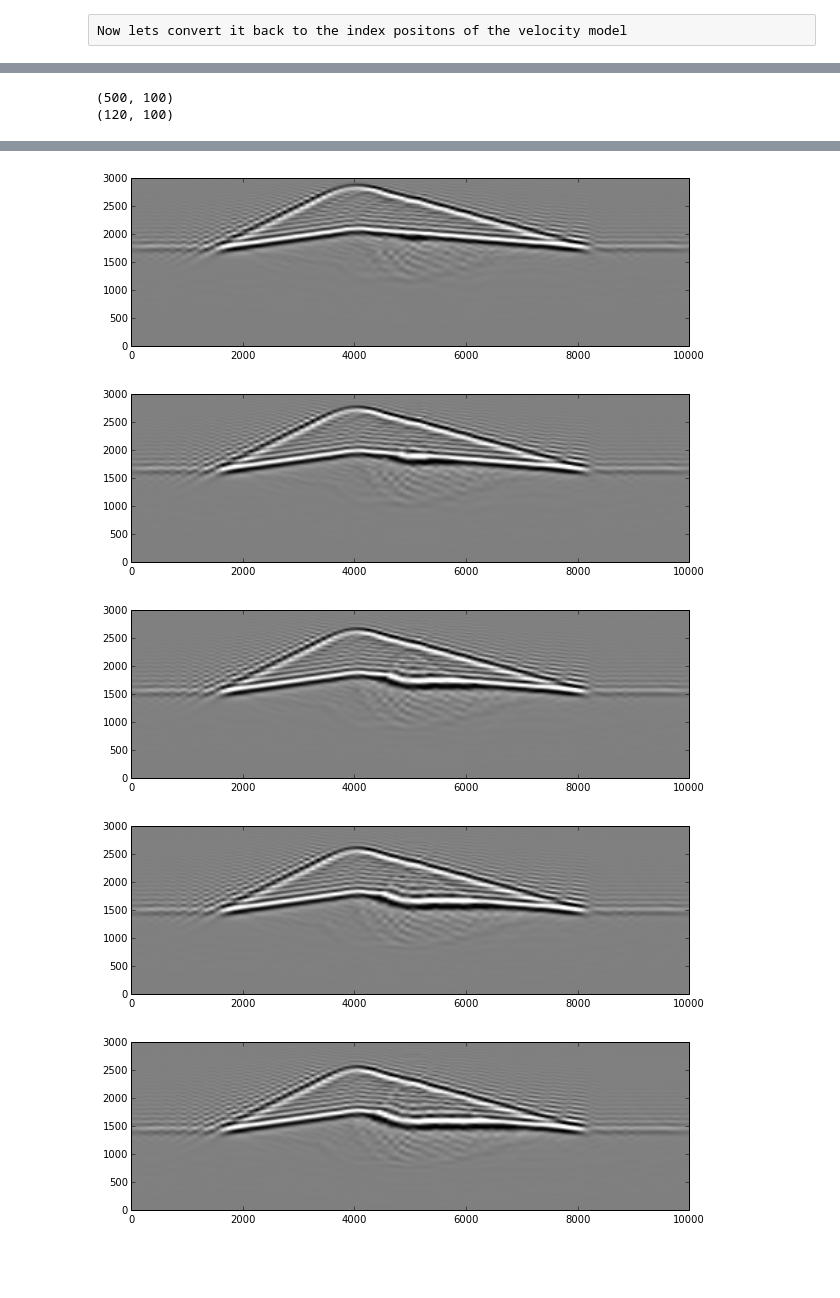
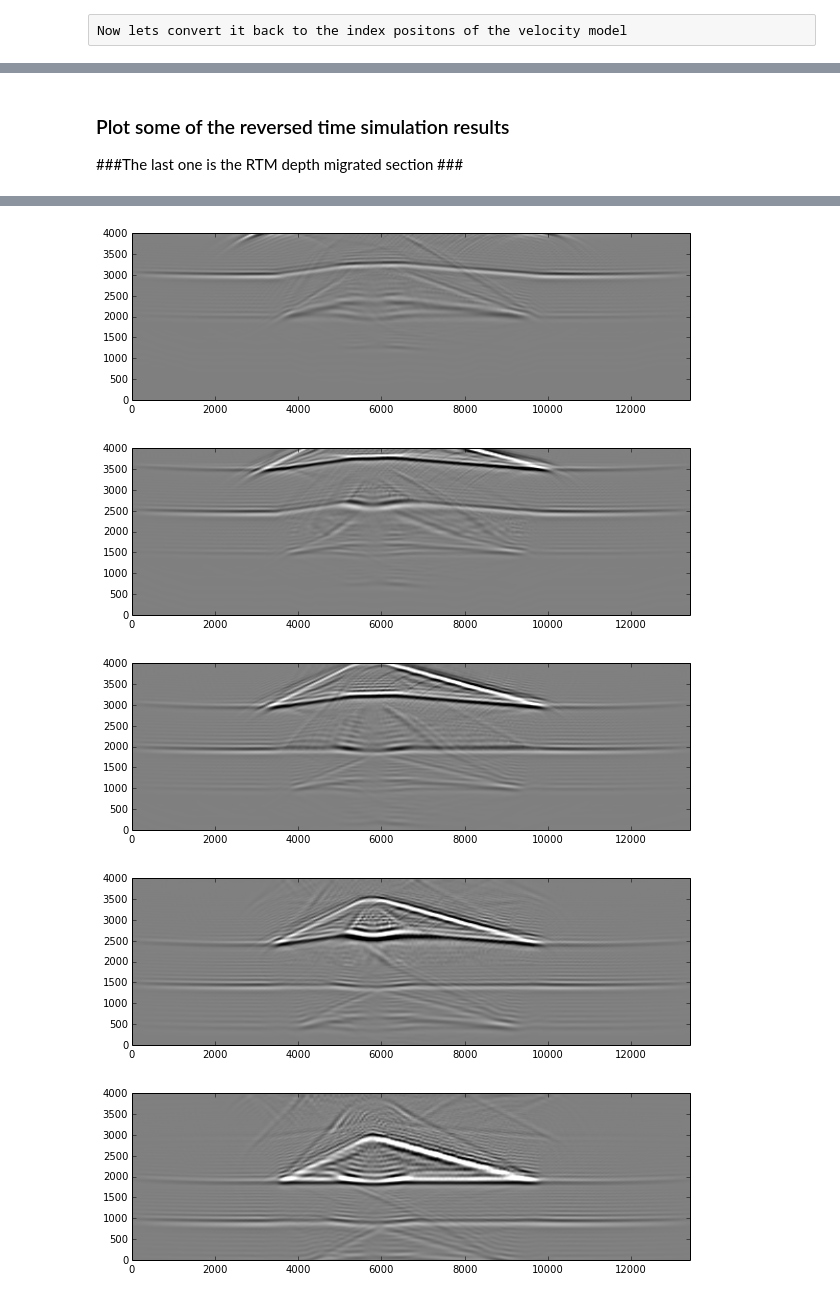
Before and after one commit to eusoubrasileiro/geonumerics, a Jupyter notebook: ipython_notebooks/Fatiando RTM reverse-scalar-test0.ipynb, the cells around one changed output, grey strips where cells are left out. Saved outputs shown, nothing was run; the diff lists cells and outputs as text; code cells hidden in the pictures; blank space fills up the shorter version.

```diff
--- a/ipython_notebooks/Fatiando RTM reverse-scalar-test0.ipynb
+++ b/ipython_notebooks/Fatiando RTM reverse-scalar-test0.ipynb
@@ -74,11 +57,10 @@ from scipy import signal
 #zeroffset = signal.filtfilt(b, a, zeroffset)
 
 fir = signal.firwin(527, 0.25)
-
-for i in xrange(100):
-    zeroffset[:, i] = signal.convolve(zeroffset[:, i], fir, 'same') # first must be the larger array
+for i in xrange(268):
+    cmps_stacked[:, i] = signal.convolve(cmps_stacked[:, i], fir, 'same') # first must be the larger array
 
 figure(figsize=(10,15))
-imshow(zeroffset, aspect=0.12, origin='upper', cmap=mpl.cm.gray_r, vmin=-.1, vmax=.1)
+imshow(cmps_stacked, aspect=0.12, origin='upper', cmap=mpl.cm.gray_r, vmin=-1, vmax=1)
 # %% [output]
 <matplotlib.image.AxesImage at 0x...>
@@ -124,0 +120,8 @@ imshow(vmig, extent=[xcmp[0], xcmp[::-1][0], 0., 25*100])
+# %%
+vmig = data[:, icmps]
+vshape = vmig.shape
+dx = 50. # spacing between cmps
+dz = 25. # still the same from simulation
+area = [0, vshape[1]*dx, 0, vshape[0]*dz]
+print vshape
+imshow(data, extent=area)
@@ -125,11 +136,10 @@ imshow(vmig, extent=[xcmp[0], xcmp[::-1][0], 0., 25*100])
 # %%
-# Basic parameters for zero-offset reverse modeling
-dx = 100. # spacing between ~ pseudo cmps
+dx = 50. # spacing between cmps
 dz = 25. # still the same from simulation
 area = [0, vshape[1]*dx, 0, vshape[0]*dz]
 vmig = vmig/2. # half velocity due zero-offset section aproximation
 # avoiding spatial alias, frequency of source should be smaller than this
 #fc = 23.0
 dt = 0.00435758283082879
-maxit = 500
+maxit = 917
 snapshots = 1 # every 3 iterations plots one
@@ -144,4 +148,7 @@ rtmsimulation = migration.rtmscalar(vmig, area, dt, maxit, zeroffset, snapshot=1
 # %%
+%cd Fatiando
+from fatiando.seismic import migration
+rtmsimulation = migration.rtmscalar(vmig, area, dt, maxit, cmps_stacked, snapshot=1, padding=50)
 import numpy as np
 movie = np.zeros(((maxit/snapshots)+2, vshape[0], vshape[1]))
 i = 0
@@ -156,26 +165,20 @@ progressing .. 39.8% time 0.867
-# %%
-print zeroffset.shape
-print vmig.shape
-# %% [output]
-(500, 100)
-(120, 100)
+# %% [markdown]
+### Plot some of the reversed time simulation results ###
+
+###The last one is the RTM depth migrated section ###
 # %%
 # there is no need for that much of depth
 
 def pstep(iter):
     figure(figsize=(10,15))
     tmv = movie[iter][::-1]
-    imshow(tmv, cmap=mpl.cm.gray_r, vmin=-.005, vmax=.005, extent=area, origin='lower')
+    imshow(tmv, cmap=mpl.cm.gray_r, vmin=-.1, vmax=.1, extent=area, origin='lower')
 
 pstep(300)
-pstep(320)
-pstep(340)
-pstep(360)
-pstep(370)
-pstep(380)
-pstep(400)
-pstep(420)
-pstep(470)
-pstep(490)
 pstep(500)
+pstep(600)
+pstep(700)
+pstep(800)
+pstep(900)
+pstep(917)
 # %% [output]
@@ -183,5 +186,5 @@ pstep(500)
-[figure, old version]
+[figure, new version]
-[figure, old version]
+[figure, new version]
-[figure, old version]
+[figure, new version]
-[figure, old version]
+[figure, new version]
-[figure, old version]
+[figure, new version]
```
Also changed, not shown: parts of 34 cells of this notebook, 1 other file.
